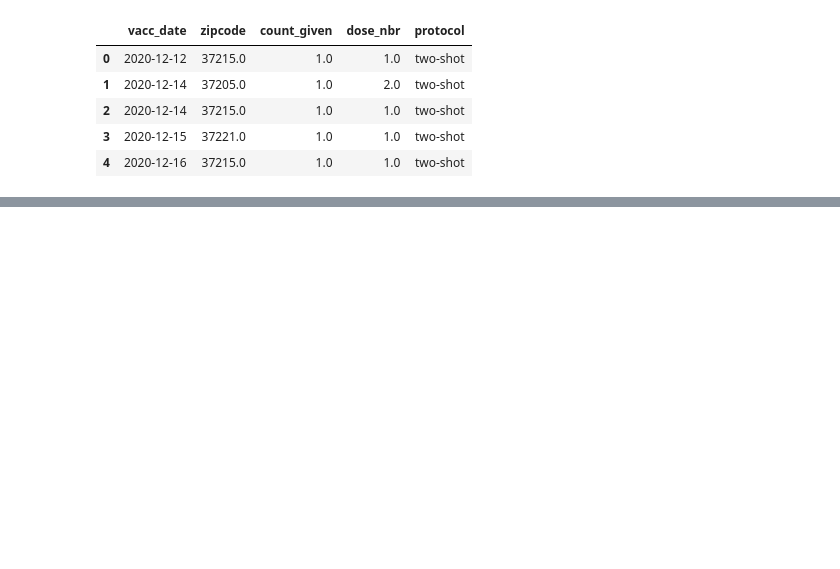
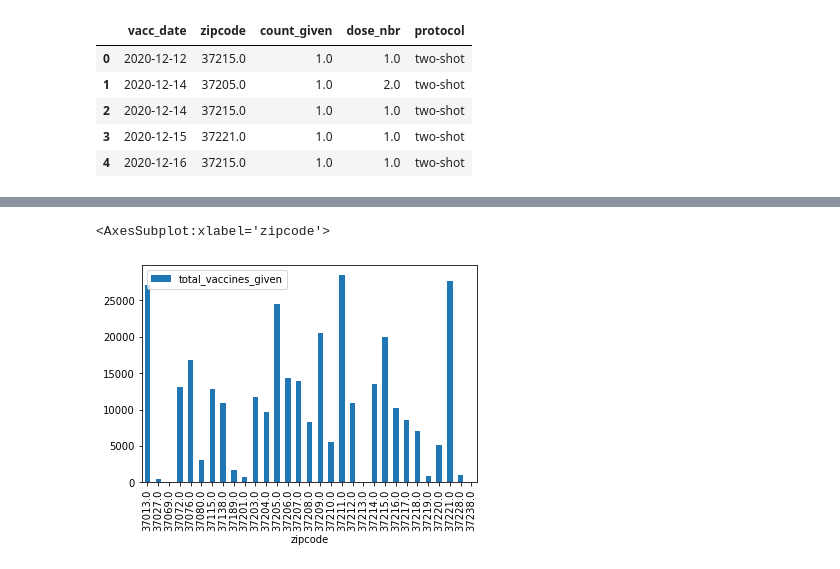
Before and after one commit to ryanhilber93/nash-covid-cases-vaccines-hot_chickens, a Jupyter notebook: data/covid_notebook.ipynb, the cells around one changed output, grey strips where cells are left out. Drawn from its saved outputs; the diff is of its cells as text; code cells hidden in the pictures; blank space fills up the shorter version.

```diff
--- a/data/covid_notebook.ipynb
+++ b/data/covid_notebook.ipynb
@@ -80,0 +119,6 @@ Name: Cases, dtype: int64
+# %%
+##most vax given of all zipcodes
+most_vax_df.plot.bar('zipcode', 'total_vaccines_given')
+# %% [output]
+<AxesSubplot:xlabel='zipcode'>
+[figure, added]
```
Also changed, not shown: parts of 27 cells of this notebook, 5 other files.
